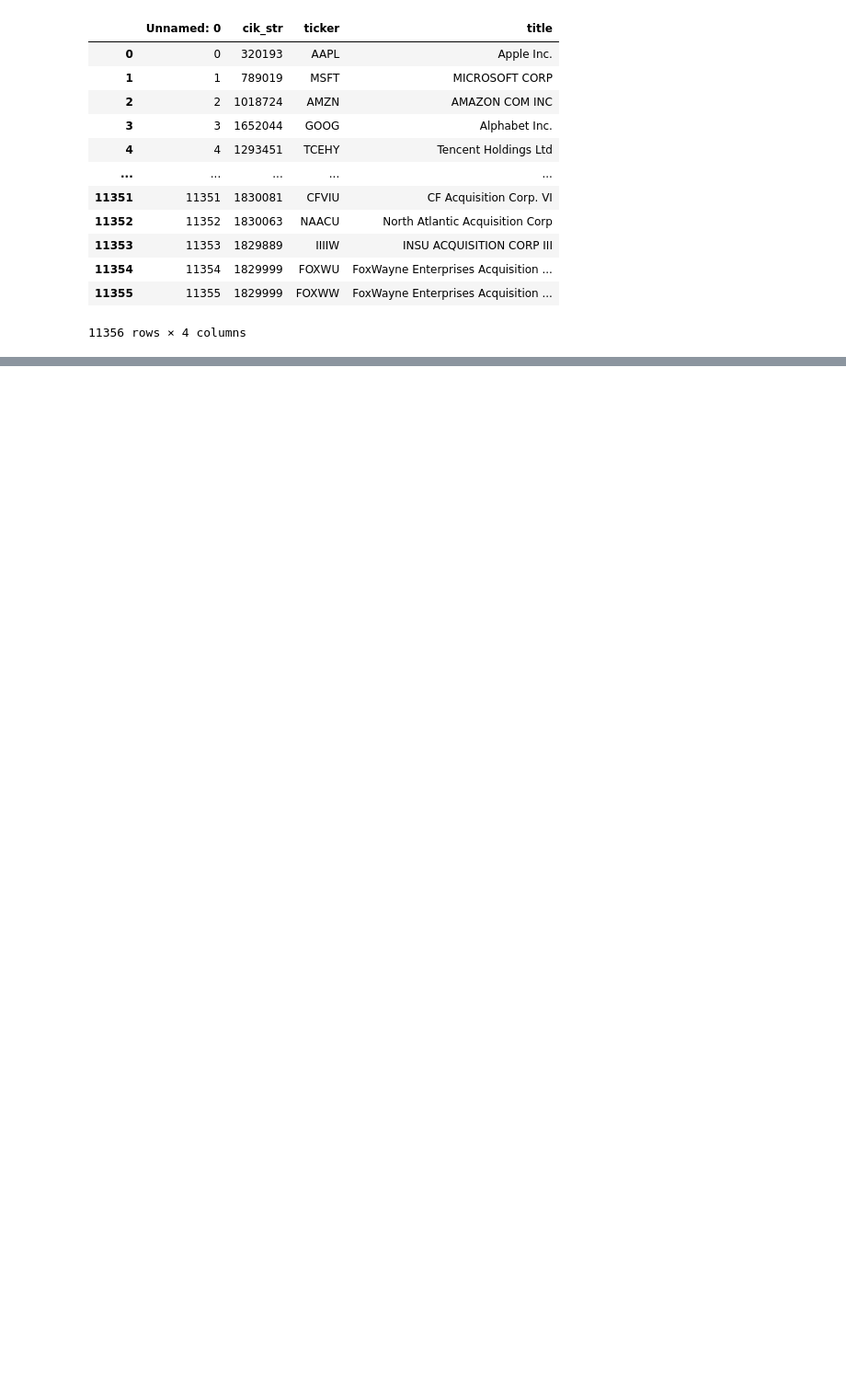
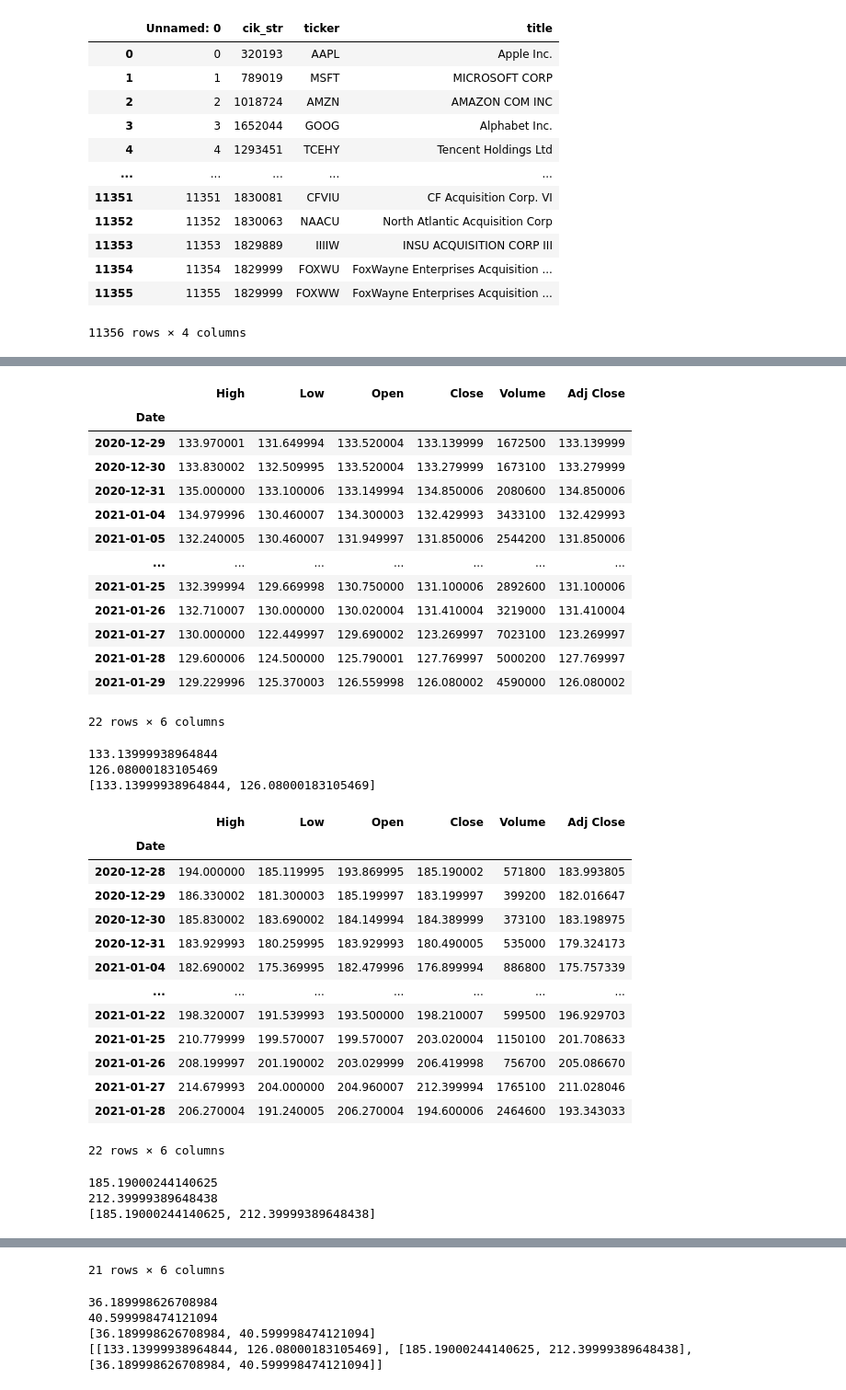
Before and after one commit to Zeyuzhao/BreachPrice, a Jupyter notebook: notebooks/main.ipynb, the cells around one changed output, grey strips where cells are left out. Shown at 92% size. Drawn from its saved outputs; the diff is of its cells as text; code cells hidden in the pictures; blank space fills up the shorter version.

```diff
--- a/notebooks/main.ipynb
+++ b/notebooks/main.ipynb
@@ -233,0 +150,66 @@ ticker_df
+# %%
+def nearest(items, pivot):
+    return min(items, key=lambda x: abs((x - pivot).days))
+
+def stock_after_disclosure(row, months_after):
+    start = pd.to_datetime(row['Date of Disclosure'])
+    end = start + pd.DateOffset(months = months_after)
+    # Don't know if i should include this, check stock day before breach to control for large stock dip when breach is disclosed
+    start -= datetime.timedelta(days=1)
+    df = web.DataReader(row['Ticker'], 'yahoo', start, end)
+    display(df)
+    lst = []
+    for month in range(0, months_after + 1):
+        date = nearest(df.index, (start + pd.DateOffset(months = month)))
+        print(df.loc[date]["Close"])
+        lst.append(df.loc[date]["Close"])
+    return lst
+
+# start = pd.to_datetime("4/28/2020") - datetime.timedelta(days=1)
+# end = start + pd.DateOffset(months = 5)
+# chegg = web.DataReader("CHGG", 'yahoo', start, end)
+# chegg
+# %%
+# Minitest
+a = test_df.head(3)
+lst = []
+for index, row in a.iterrows():
+    x = stock_after_disclosure(row, 1)
+    lst.append(x)
+
+print(lst)
+# %% [output]
+|  | High | Low | Open | Close | Volume | Adj Close |
+| Date |  |  |  |  |  |  |
+| 2020-12-29 | 133.970001 | 131.649994 | 133.520004 | 133.139999 | 1672500 | 133.139999 |
+| 2020-12-30 | 133.830002 | 132.509995 | 133.520004 | 133.279999 | 1673100 | 133.279999 |
+| 2020-12-31 | 135.000000 | 133.100006 | 133.149994 | 134.850006 | 2080600 | 134.850006 |
+| 2021-01-04 | 134.979996 | 130.460007 | 134.300003 | 132.429993 | 3433100 | 132.429993 |
+| 2021-01-05 | 132.240005 | 130.460007 | 131.949997 | 131.850006 | 2544200 | 131.850006 |
+| ... | ... | ... | ... | ... | ... | ... |
+| 2021-01-25 | 132.399994 | 129.669998 | 130.750000 | 131.100006 | 2892600 | 131.100006 |
+| 2021-01-26 | 132.710007 | 130.000000 | 130.020004 | 131.410004 | 3219000 | 131.410004 |
+| 2021-01-27 | 130.000000 | 122.449997 | 129.690002 | 123.269997 | 7023100 | 123.269997 |
+| 2021-01-28 | 129.600006 | 124.500000 | 125.790001 | 127.769997 | 5000200 | 127.769997 |
+| 2021-01-29 | 129.229996 | 125.370003 | 126.559998 | 126.080002 | 4590000 | 126.080002 |
+22 rows × 6 columns
+133.13999938964844
+126.08000183105469
+[133.13999938964844, 126.08000183105469]
+|  | High | Low | Open | Close | Volume | Adj Close |
+| Date |  |  |  |  |  |  |
+| 2020-12-28 | 194.000000 | 185.119995 | 193.869995 | 185.190002 | 571800 | 183.993805 |
+| 2020-12-29 | 186.330002 | 181.300003 | 185.199997 | 183.199997 | 399200 | 182.016647 |
+| 2020-12-30 | 185.830002 | 183.690002 | 184.149994 | 184.389999 | 373100 | 183.198975 |
+| 2020-12-31 | 183.929993 | 180.259995 | 183.929993 | 180.490005 | 535000 | 179.324173 |
+| 2021-01-04 | 182.690002 | 175.369995 | 182.479996 | 176.899994 | 886800 | 175.757339 |
+| ... | ... | ... | ... | ... | ... | ... |
+| 2021-01-22 | 198.320007 | 191.539993 | 193.500000 | 198.210007 | 599500 | 196.929703 |
+| 2021-01-25 | 210.779999 | 199.570007 | 199.570007 | 203.020004 | 1150100 | 201.708633 |
+| 2021-01-26 | 208.199997 | 201.190002 | 203.029999 | 206.419998 | 756700 | 205.086670 |
+| 2021-01-27 | 214.679993 | 204.000000 | 204.960007 | 212.399994 | 1765100 | 211.028046 |
+| 2021-01-28 | 206.270004 | 191.240005 | 206.270004 | 194.600006 | 2464600 | 193.343033 |
+22 rows × 6 columns
+185.19000244140625
+212.39999389648438
+[185.19000244140625, 212.39999389648438]
@@ -233,0 +229,5 @@ ticker_df
+21 rows × 6 columns
+36.189998626708984
+40.599998474121094
+[36.189998626708984, 40.599998474121094]
+[[133.13999938964844, 126.08000183105469], [185.19000244140625, 212.39999389648438], [36.189998626708984, 40.599998474121094]]
```
Also changed, not shown: parts of 10 cells of this notebook.
